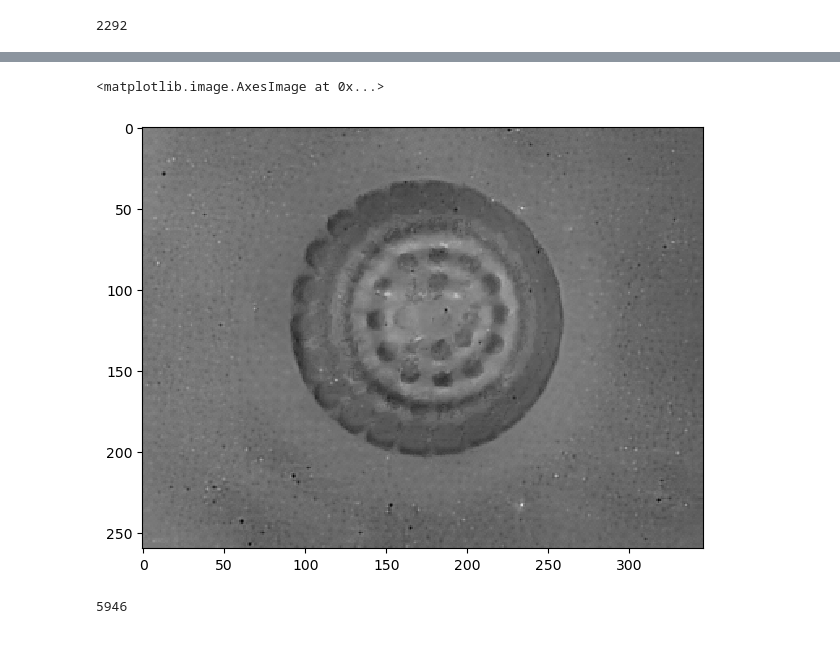
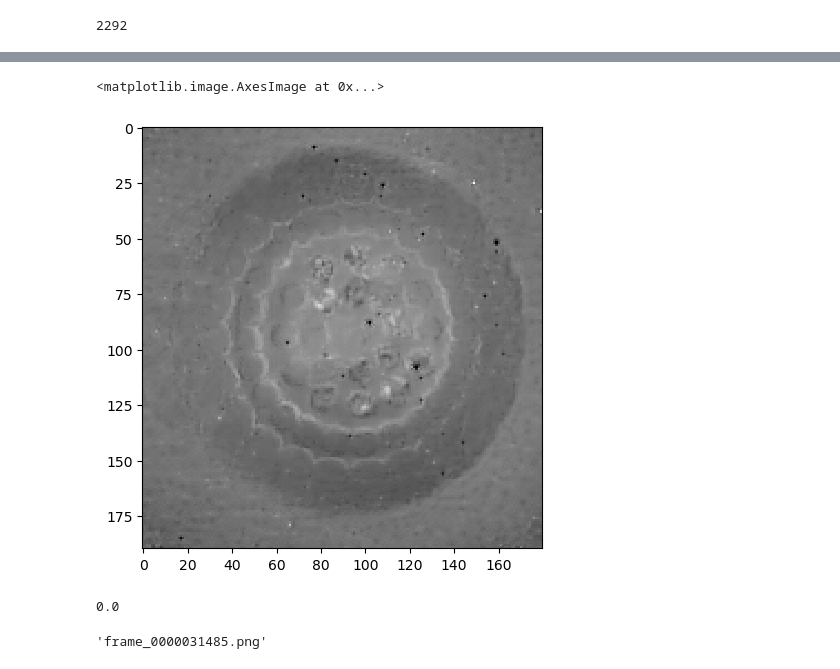
Before and after one commit to AdvancedResearchInnovationCenter/TactiGraph, a Jupyter notebook: e2vid_cnn/preporc.ipynb, the cells around one changed output, grey strips where cells are left out. Drawn from its saved outputs; the diff is of its cells as text; code cells hidden in the pictures.

```diff
--- a/e2vid_cnn/preporc.ipynb
+++ b/e2vid_cnn/preporc.ipynb
@@ -71,12 +109,8 @@ for case_ts in ex.cases_ts:
 # %%
 from skimage.io import imread, imshow
 
-img = imread(imgs[img_idx[6]])
-imshow(img)
+img = imread(imgs[img_idx[10]])
+imshow(img[25:215, 85:265])
 # %% [output]
 <matplotlib.image.AxesImage at 0x...>
-[figure, old version]
+[figure, new version]
-# %%
-img_idx[-1]
-# %% [output]
-5946
@@ -82,0 +126,5 @@ img_idx[-1]
+# %%
+img, rx, ry = all.iloc[3]
+rx
+# %% [output]
+0.0
@@ -82,0 +135,4 @@ img_idx[-1]
+# %%
+Path(imgs[0]).parts[-1]
+# %% [output]
+'frame_0000031485.png'
```
Also changed, not shown: parts of 7 cells of this notebook, 6 other files.
